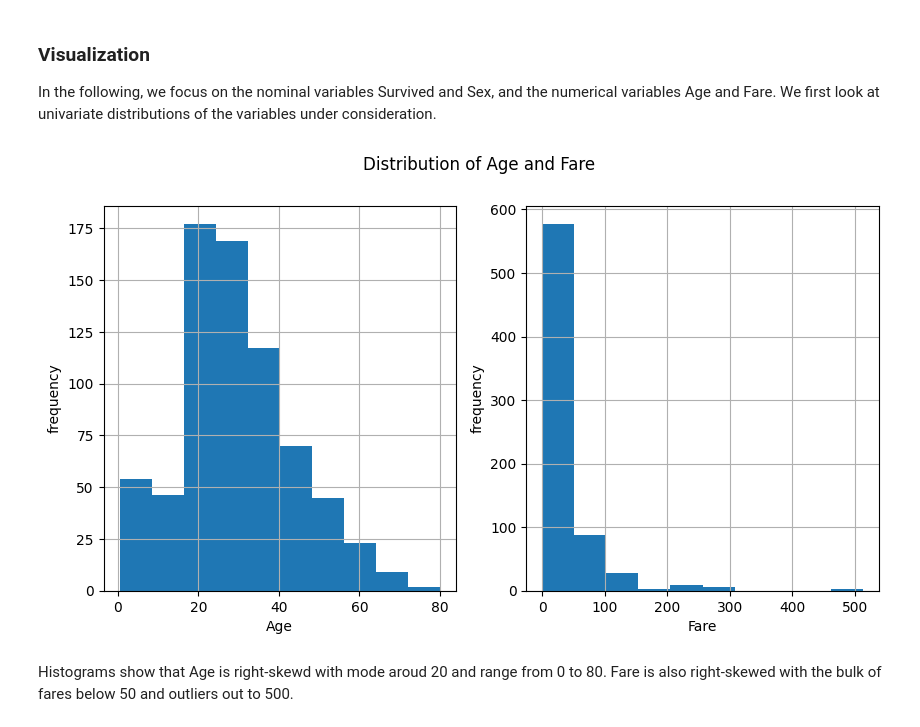
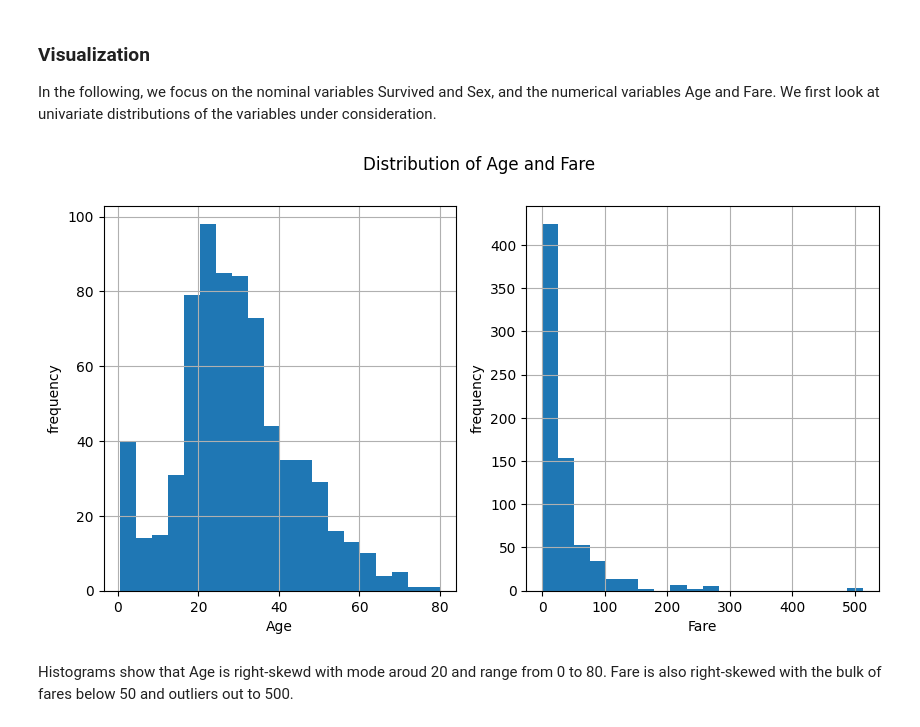
Before and after one commit to agrotz-msai/statistical-analysis-python-project, a Jupyter notebook: analysis.ipynb, the cells around one changed output. Cells and saved outputs as stored; diff of their text form; code cells hidden in the pictures.

```diff
--- a/analysis.ipynb
+++ b/analysis.ipynb
@@ -205,14 +205,14 @@ So the majority of passengers in the cleaned dataset embarked at Southhampton, s
 In the following, we focus on the nominal variables Survived and Sex, and the numerical variables Age and Fare. We first look at univariate distributions of the variables under consideration.
 # %%
 fig, axes = plt.subplots(1, 2, figsize=(10, 5));
-df.Age.hist(ax=axes[0]);
-df.Fare.hist(ax=axes[1]);
+df.Age.hist(ax=axes[0], bins=20);
+df.Fare.hist(ax=axes[1], bins=20);
 axes[0].set(xlabel='Age', ylabel='frequency')
 axes[1].set(xlabel='Fare', ylabel='frequency')
 plt.suptitle('Distribution of Age and Fare')
 plt.show()
 # %% [output]
-[figure, old version]
+[figure, new version]
 # %% [markdown]
 Histograms show that Age is right-skewd with mode aroud 20 and range from 0 to 80. Fare is also right-skewed with the bulk of fares below 50 and outliers out to 500.
 # %%
```
Also changed, not shown: parts of 6 cells of this notebook, 1 other file.
